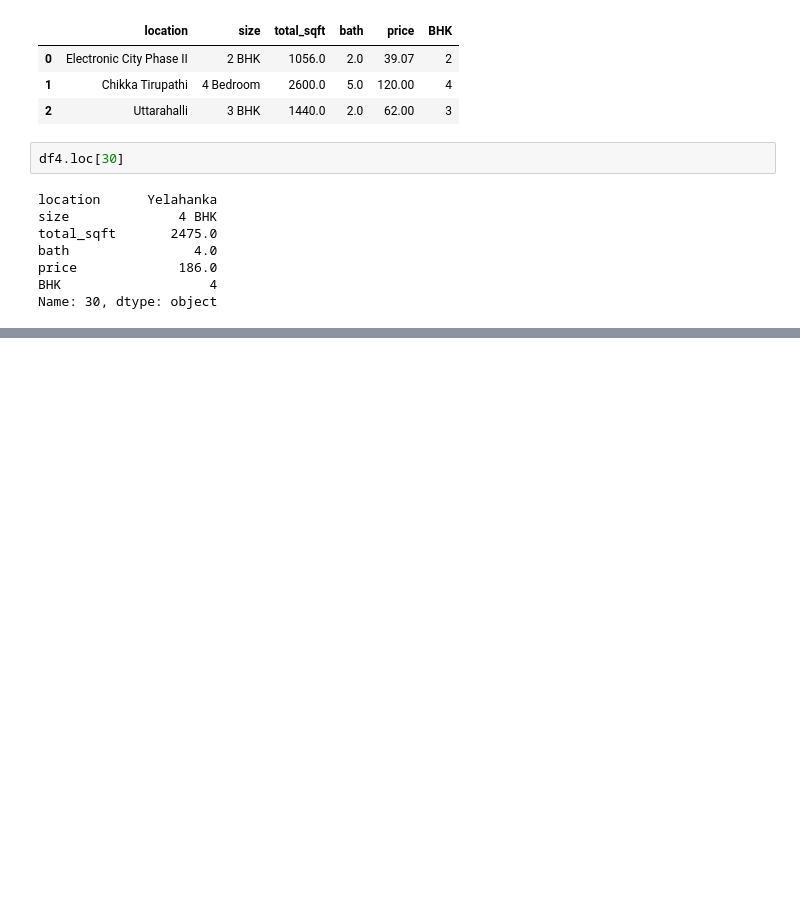
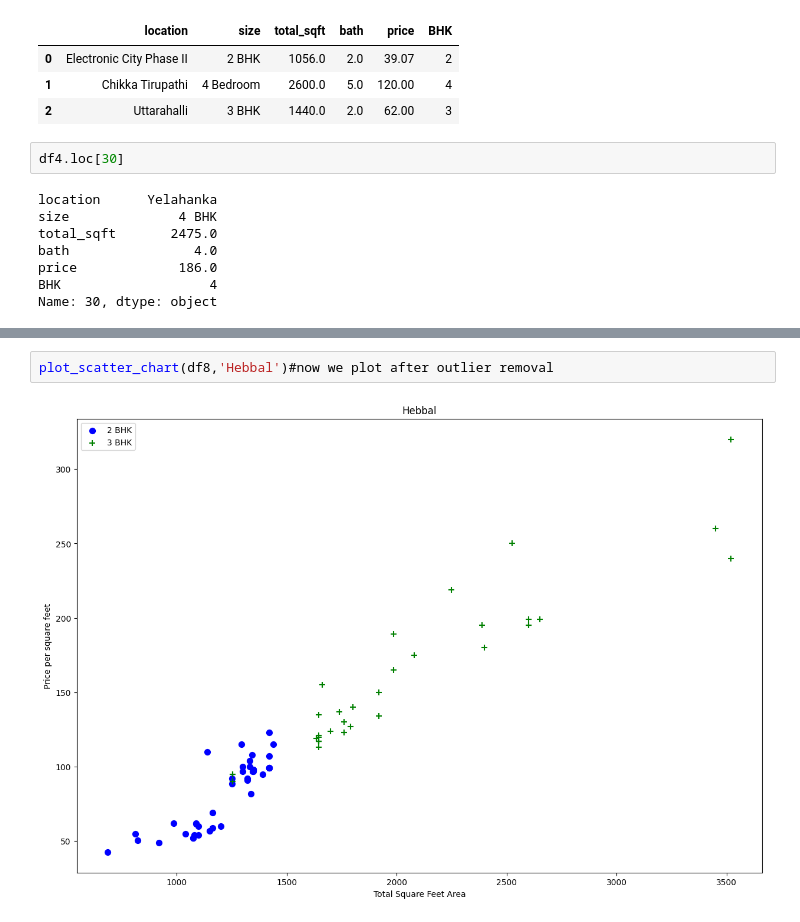
Before and after one commit to Aaradhy23/projects, a Jupyter notebook: real_estate_price_prediction_project.ipynb, the cells around one changed output, grey strips where cells are left out. Cells and saved outputs as stored; diff of their text form; blank space fills up the shorter version.

```diff
--- a/real_estate_price_prediction_project.ipynb
+++ b/real_estate_price_prediction_project.ipynb
@@ -137,0 +279,4 @@ Name: 30, dtype: object
+# %%
+plot_scatter_chart(df8,'Hebbal')#now we plot after outlier removal
+# %% [output]
+[figure, added]
```
Also changed, not shown: parts of 34 cells of this notebook.
